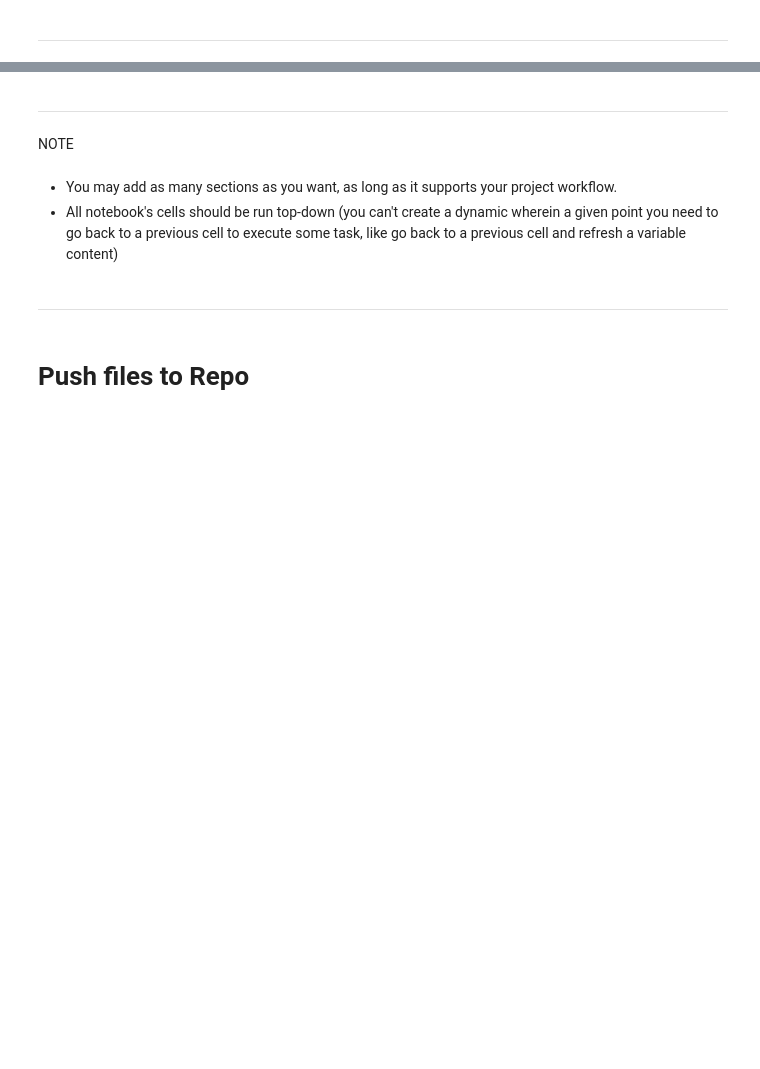
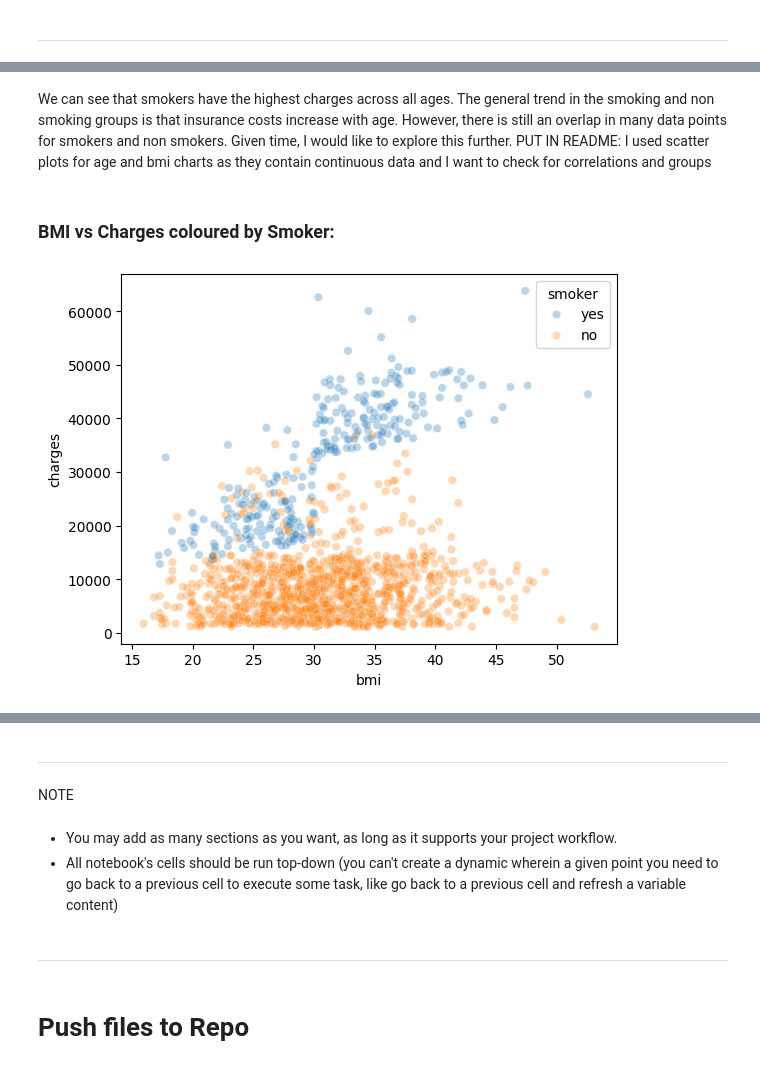
Before and after one commit to EHemraj/Health-Insurance-Analysis, a Jupyter notebook: jupyter_notebooks/Health_Insurance.ipynb, the cells around one changed output, grey strips where cells are left out. Drawn from its saved outputs; the diff is of its cells as text; code cells hidden in the pictures; blank space fills up the shorter version.

```diff
--- a/jupyter_notebooks/Health_Insurance.ipynb
+++ b/jupyter_notebooks/Health_Insurance.ipynb
@@ -214,0 +250,11 @@ Section 2 content
+# %% [markdown]
+We can see that smokers have the highest charges across all ages. The general trend in the smoking and non smoking groups is that insurance costs increase with age.
+However, there is still an overlap in many data points for smokers and non smokers. Given time, I would like to explore this further.
+PUT IN README: I used scatter plots for age and bmi charts as they contain continuous data and I want to check for correlations and groups
+# %% [markdown]
+### BMI vs Charges coloured by Smoker:
+# %%
+sns.scatterplot(data=df_cleaned, x='bmi', y='charges', hue='smoker', alpha=0.3)
+plt.show()
+# %% [output]
+[figure, added]
```
Also changed, not shown: parts of 21 cells of this notebook.
